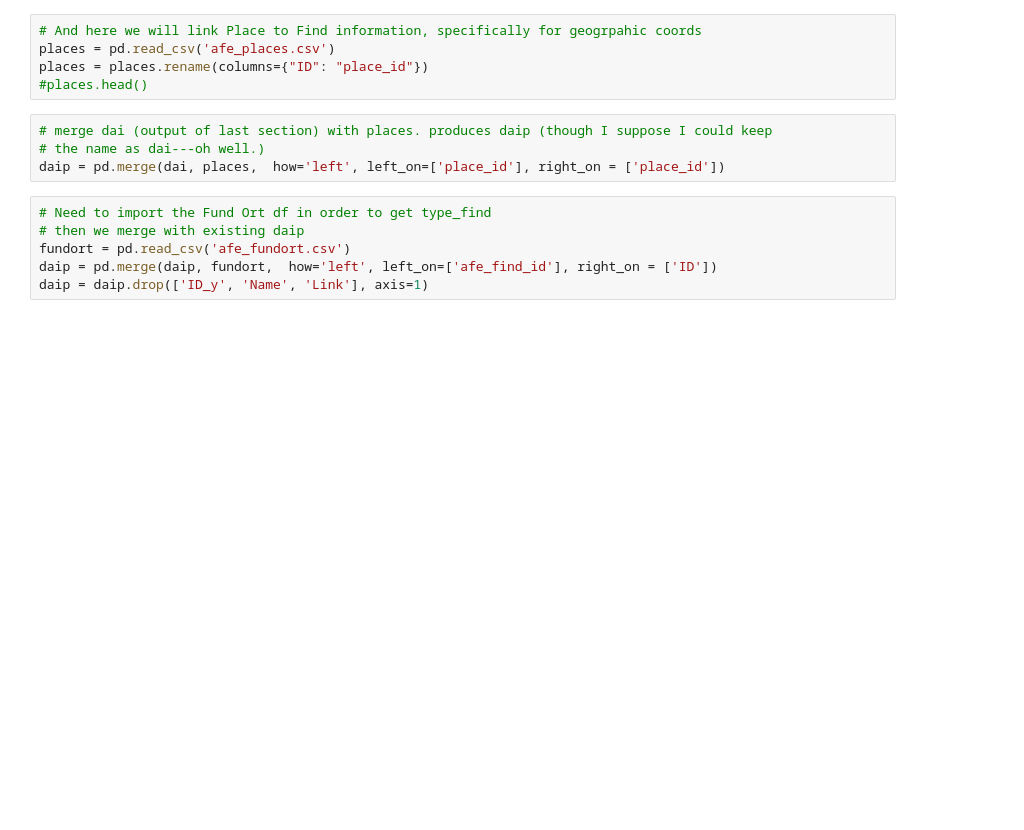
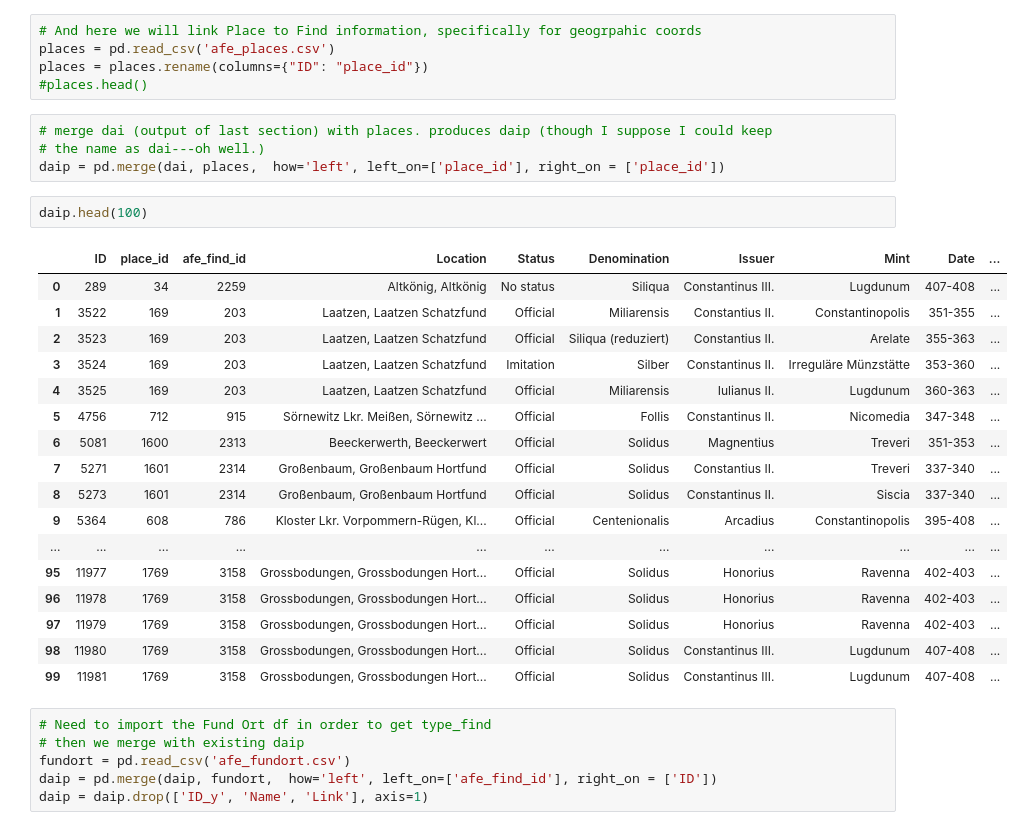
Before and after one commit to pyzmark/FLAME_DAI_transformation, a Jupyter notebook: AFE Import-Transform (FLAME).ipynb, the cells around one changed output. Saved outputs shown, nothing was run; the diff lists cells and outputs as text; blank space fills up the shorter version.

```diff
--- a/AFE Import-Transform (FLAME).ipynb
+++ b/AFE Import-Transform (FLAME).ipynb
@@ -674,6 +708,26 @@ places = places.rename(columns={"ID": "place_id"})
 # merge dai (output of last section) with places. produces daip (though I suppose I could keep
 # the name as dai---oh well.)
 daip = pd.merge(dai, places,  how='left', left_on=['place_id'], right_on = ['place_id'])
+# %%
+daip.head(100)
+# %% [output]
+|  | ID | place_id | afe_find_id | Location | Status | Denomination | Issuer | Mint | Date | ... |
+| 0 | 289 | 34 | 2259 | Altkönig, Altkönig | No status | Siliqua | Constantinus III. | Lugdunum | 407-408 | ... |
+| 1 | 3522 | 169 | 203 | Laatzen, Laatzen Schatzfund | Official | Miliarensis | Constantius II. | Constantinopolis | 351-355 | ... |
+| 2 | 3523 | 169 | 203 | Laatzen, Laatzen Schatzfund | Official | Siliqua (reduziert) | Constantius II. | Arelate | 355-363 | ... |
+| 3 | 3524 | 169 | 203 | Laatzen, Laatzen Schatzfund | Imitation | Silber | Constantinus II. | Irreguläre Münzstätte | 353-360 | ... |
+| 4 | 3525 | 169 | 203 | Laatzen, Laatzen Schatzfund | Official | Miliarensis | Iulianus II. | Lugdunum | 360-363 | ... |
+| 5 | 4756 | 712 | 915 | Sörnewitz Lkr. Meißen, Sörnewitz ... | Official | Follis | Constantinus II. | Nicomedia | 347-348 | ... |
+| 6 | 5081 | 1600 | 2313 | Beeckerwerth, Beeckerwert | Official | Solidus | Magnentius | Treveri | 351-353 | ... |
+| 7 | 5271 | 1601 | 2314 | Großenbaum, Großenbaum Hortfund | Official | Solidus | Constantius II. | Treveri | 337-340 | ... |
+| 8 | 5273 | 1601 | 2314 | Großenbaum, Großenbaum Hortfund | Official | Solidus | Constantinus II. | Siscia | 337-340 | ... |
+| 9 | 5364 | 608 | 786 | Kloster Lkr. Vorpommern-Rügen, Kl... | Official | Centenionalis | Arcadius | Constantinopolis | 395-408 | ... |
+| ... | ... | ... | ... | ... | ... | ... | ... | ... | ... | ... |
+| 95 | 11977 | 1769 | 3158 | Grossbodungen, Grossbodungen Hort... | Official | Solidus | Honorius | Ravenna | 402-403 | ... |
+| 96 | 11978 | 1769 | 3158 | Grossbodungen, Grossbodungen Hort... | Official | Solidus | Honorius | Ravenna | 402-403 | ... |
+| 97 | 11979 | 1769 | 3158 | Grossbodungen, Grossbodungen Hort... | Official | Solidus | Honorius | Ravenna | 402-403 | ... |
+| 98 | 11980 | 1769 | 3158 | Grossbodungen, Grossbodungen Hort... | Official | Solidus | Constantinus III. | Lugdunum | 407-408 | ... |
+| 99 | 11981 | 1769 | 3158 | Grossbodungen, Grossbodungen Hort... | Official | Solidus | Constantinus III. | Lugdunum | 407-408 | ... |
 # %%
 # Need to import the Fund Ort df in order to get type_find
 # then we merge with existing daip
```
Also changed, not shown: parts of 23 cells of this notebook, 1 other file.
